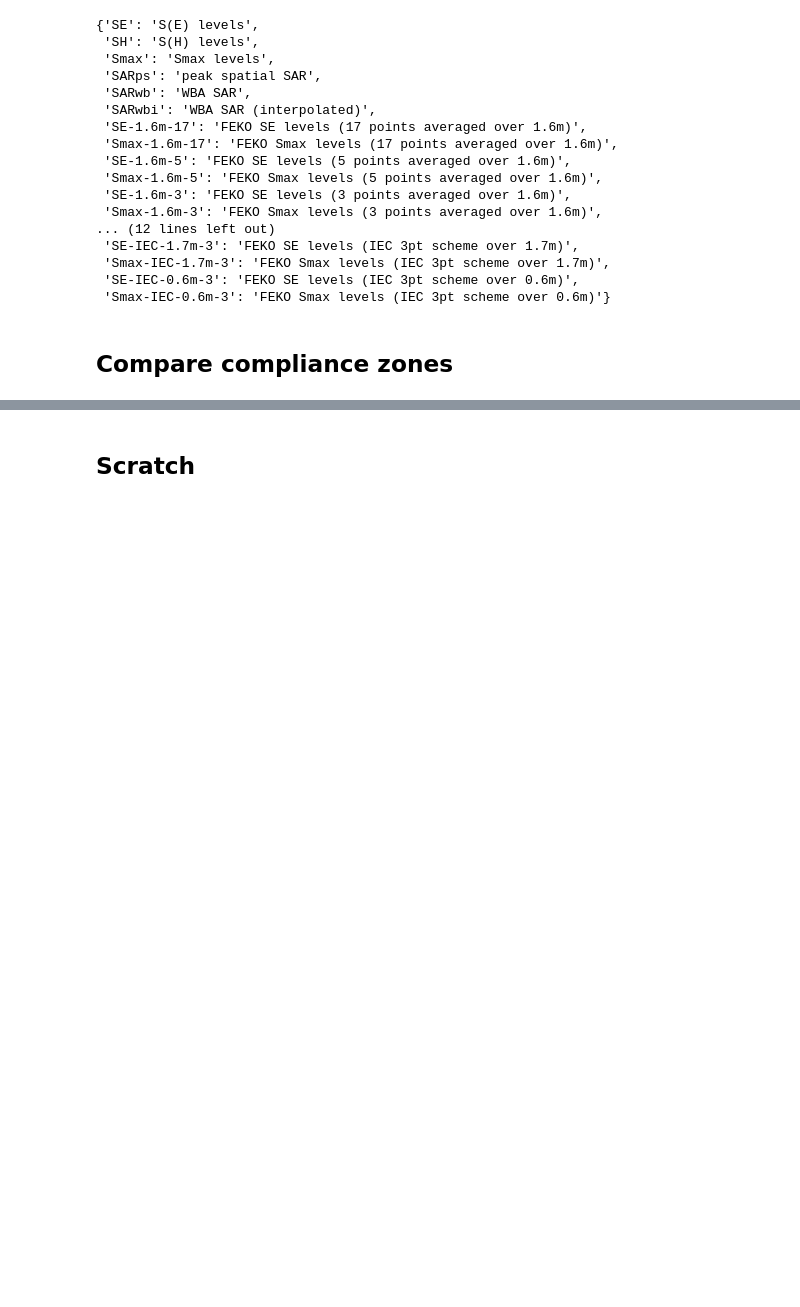
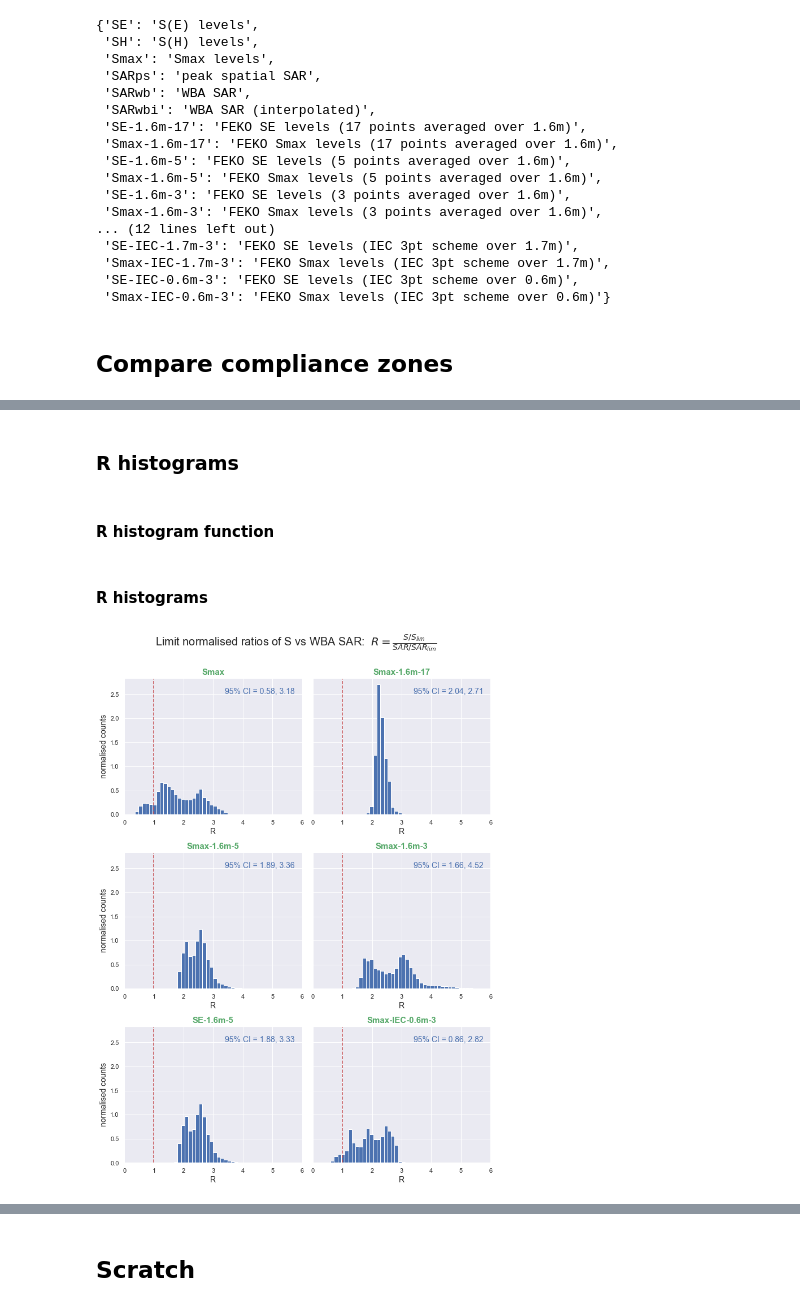
Before and after one commit to dreme/spatial-averaging-wg, a Jupyter notebook: notebooks/MBS_panel_trial2.ipynb, the cells around one changed output, grey strips where cells are left out. Saved outputs shown, nothing was run; the diff lists cells and outputs as text; code cells hidden in the pictures; blank space fills up the shorter version.

Commit message:
yagi data

```diff
--- a/notebooks/MBS_panel_trial2.ipynb
+++ b/notebooks/MBS_panel_trial2.ipynb
@@ -86,7 +86,7 @@ grid = dict(x=[t.xstart, t.xend, t.dx],
             z=[t.zstart, t.zend, t.dz])
 
 # Antenna box dimensions (xyz extents)
-xb = [0, 0.1]
+xb = [-0.04, 0]
 yb = [-0.15, 0.15]
 zb = [-1.125, 1.125]
 antennabox = [xb, yb, zb]
@@ -949,4 +360,0 @@ power=200, plotpower=80, setting=public, limit=0.08 W/kg, contour level=0.200
-# %%
-f = R.sf(m='(y<=0)')
-R.msp(data='dB SARwbi Smax-1.6m-5 compliance ratio',f=f,
-      V=[-10,0],mp=2,nlabels=11)
@@ -1252,14 +360,0 @@ def calcSARwb(f,P,Φdeg,D0dBi,rlist):
-# %%
-# Test out the SAR functions
-f = 900  # MHz
-P = 80   # W
-N = 9
-L = 2.25 # m
-Φdeg = 68 # degrees
-D0dBi = 17  # dBi
-xlist = np.array([0.5,1,2,3,4,5])
-rlist = xlist - 0.04
-
-SAR10glist = calcSAR10g(f,P,N,L,Φdeg,D0dBi,rlist)
-SARwblist = calcSARwb(f,P,Φdeg,D0dBi,rlist)
-pd.DataFrame(dict(x=xlist,r=rlist,SAR10g=SAR10glist,SARwb=SARwblist))
@@ -1695,0 +543,19 @@ fig.savefig('RPS S-1 compliance curves (1.6m).png',dpi=300)
+# %%
+# Limits at 900 MHz
+Slim = 4.5
+SARlim = 0.08
+
+# Create normalised errors for SARwbi
+Slist = ['Smax','Smax-1.6m-17','Smax-1.6m-5','Smax-1.6m-3',
+         'SE-1.6m-5','Smax-IEC-0.6m-3']
+
+for Si in Slist:
+    cr = (R.S[Si]/Slim) / (R.S.SARwbi/SARlim)
+    crname = f'{Si} SARwbi compliance ratio'
+    R.addS(cr, crname, f'Ratio of {Si} compliance to SARwbi compliance')
+
+    dBcr = 10. * np.log10((R.S[Si]/Slim) / (R.S.SARwbi/SARlim))
+    dBcrname = f'dB {Si} SARwbi compliance ratio'
+    R.addS(dBcr, dBcrname, f'dB Ratio of {Si} compliance to SARwbi compliance')
+
+R.datatitles
@@ -1695,0 +580,4 @@ fig.savefig('RPS S-1 compliance curves (1.6m).png',dpi=300)
+# %% [markdown]
+### R histograms
+# %% [markdown]
+#### R histogram function
@@ -1695,0 +640,8 @@ fig.savefig('RPS S-1 compliance curves (1.6m).png',dpi=300)
+# %% [markdown]
+#### R histograms
+# %%
+# R histograms for Slist
+histR(Slist,dB=False,cols=2)
+plt.savefig(plotdir + 'R histogram.png', dpi=150)
+# %% [output]
+[figure, added]
```
Also changed, not shown: parts of 133 cells of this notebook, 45 other files.
